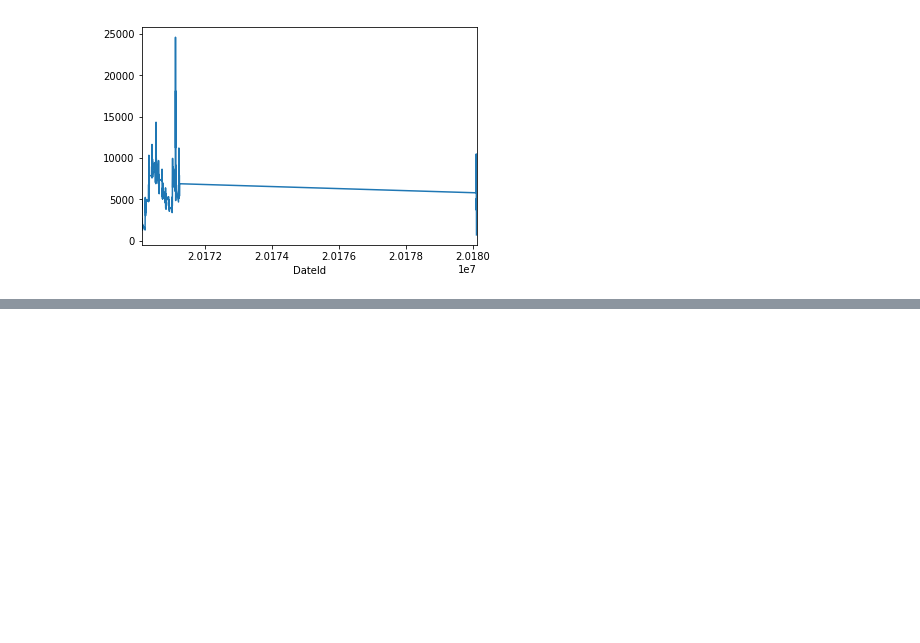
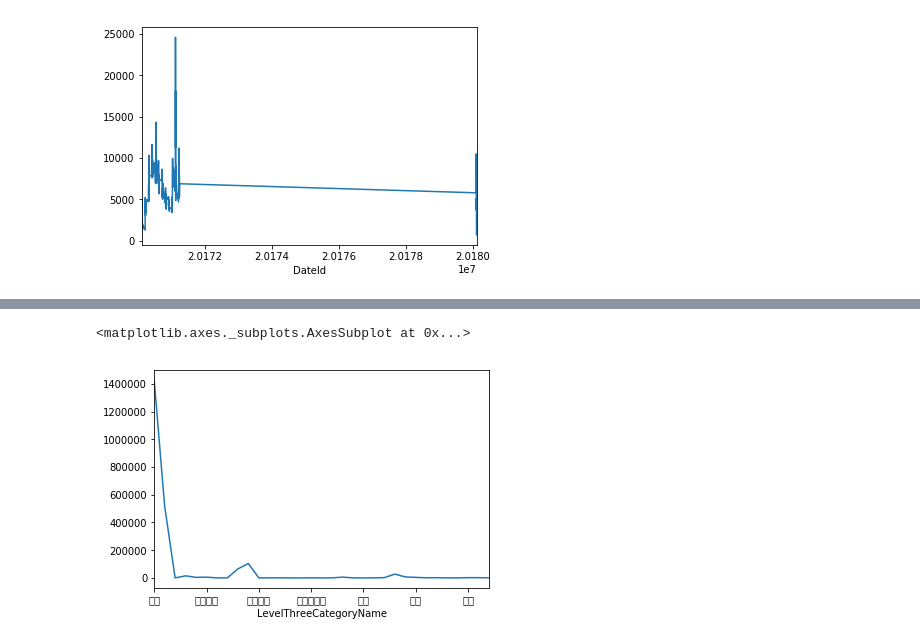
Before and after one commit to s972301/Programming, a Jupyter notebook: week_1/week_1_first_meet.ipynb, the cells around one changed output, grey strips where cells are left out. Drawn from its saved outputs; the diff is of its cells as text; code cells hidden in the pictures; blank space fills up the shorter version.

```diff
--- a/week_1/week_1_first_meet.ipynb
+++ b/week_1/week_1_first_meet.ipynb
@@ -61,0 +200,3 @@ data.plot()
+# %%
+data1 = df.groupby(by='LevelThreeCategoryName')['Quantity'].sum()
+data1.head(10)
@@ -61,0 +216,5 @@ data.plot()
+# %%
+data1.plot()
+# %% [output]
+<matplotlib.axes._subplots.AxesSubplot at 0x...>
+[figure, added]
```
Also changed, not shown: parts of 21 cells of this notebook.
